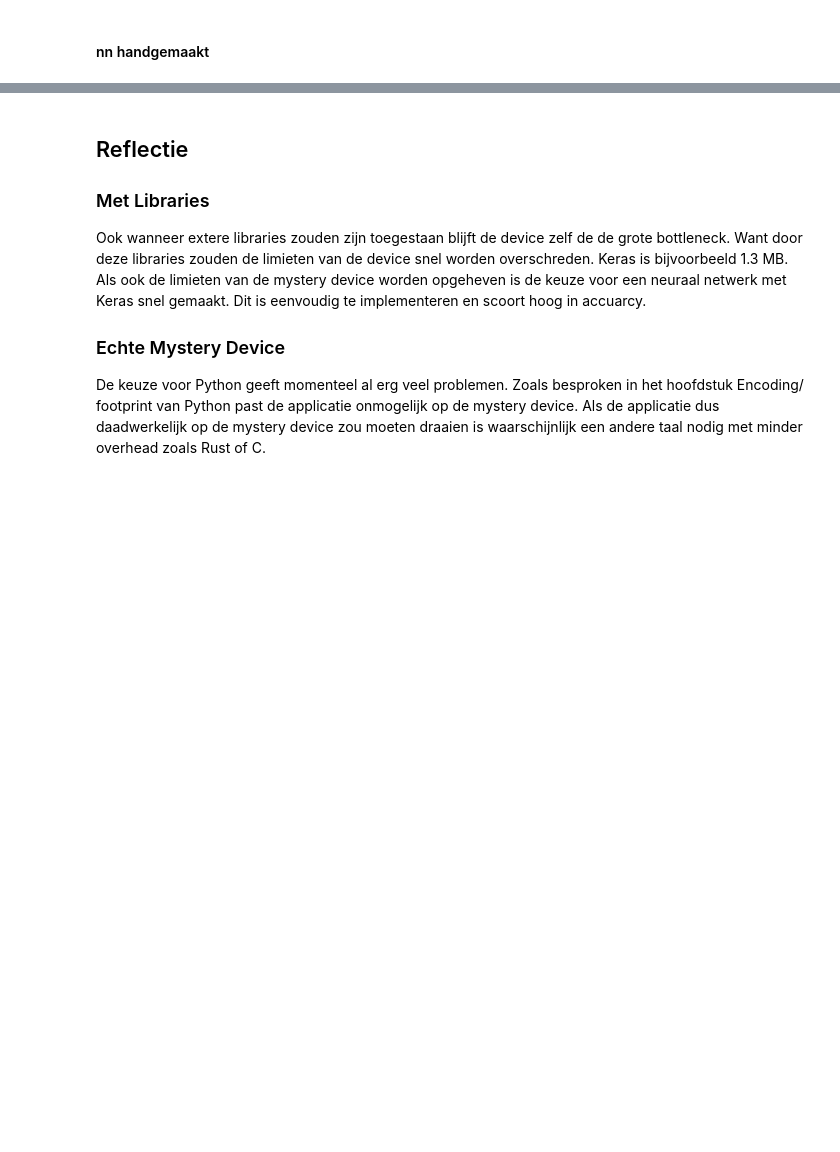
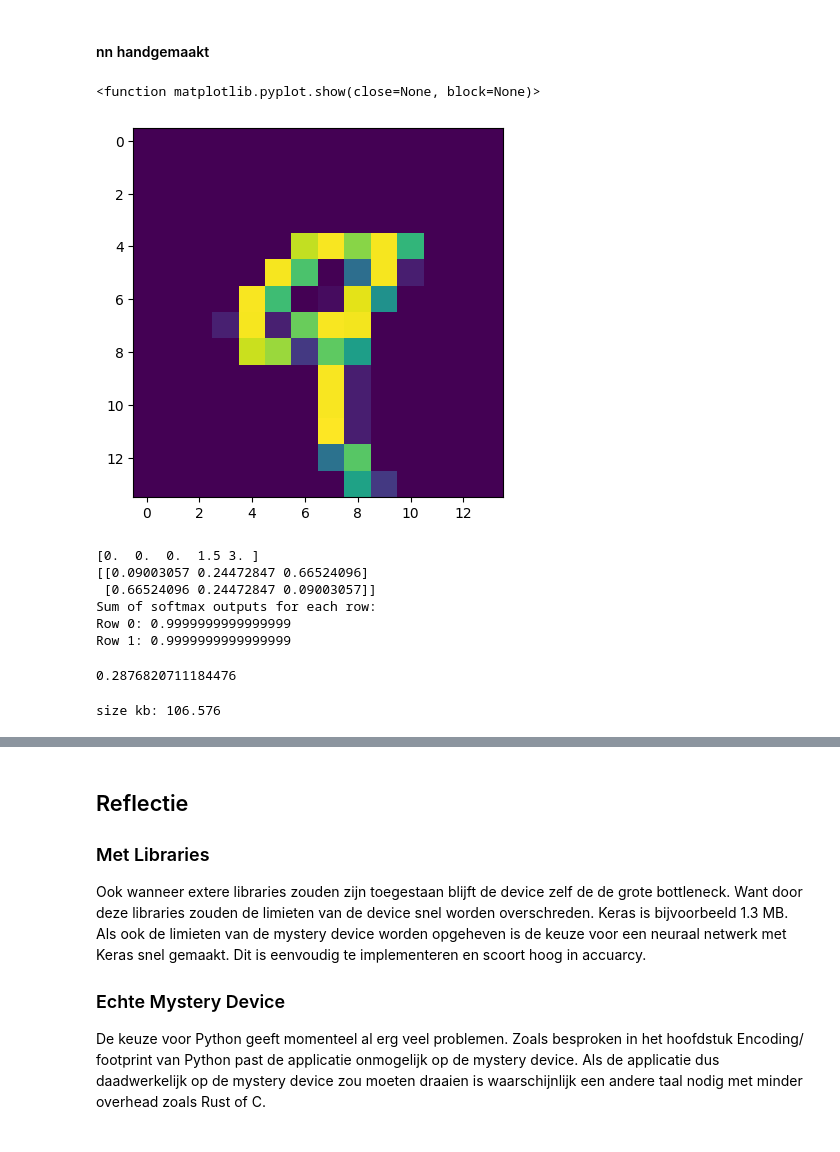
Before and after one commit to Rein-Schregardus/Data-Structures-And-Alogirthms, a Jupyter notebook: week_11_best_for_mystery/Onderzoeksverslag MNIST.ipynb, the cells around one changed output, grey strips where cells are left out. Drawn from its saved outputs; the diff is of its cells as text; code cells hidden in the pictures; blank space fills up the shorter version.

```diff
--- a/week_11_best_for_mystery/Onderzoeksverslag MNIST.ipynb
+++ b/week_11_best_for_mystery/Onderzoeksverslag MNIST.ipynb
@@ -841,3 +841,76 @@ print(kb_size(dt_v2))
 Het model past goed binnen de 128 KB. Maar de accuracy is nog maar 88.2%
 # %% [markdown]
 #### nn handgemaakt
+# %%
+import numpy as np
+import math
+import matplotlib.pyplot as plt
+from tensorflow.keras.datasets import mnist
+from sklearn.preprocessing import OneHotEncoder
+
+# sparse_output=False: resultaat na encoding is normale NumPy array
+encoder = OneHotEncoder(sparse_output=False)
+
+# Load mnist
+(train_images, train_labels), (test_images, test_labels) = mnist.load_data()
+
+train_images = train_images[:, ::2, ::2]
+test_images = test_images[:, ::2, ::2]
+
+# Normalize images
+train_images = train_images.astype(np.float32) / 255.0
+test_images = test_images.astype(np.float32) / 255.0
+
+# Compress images to reduce 1st layer size
+train_images_flat = train_images.reshape(-1, 196)
+test_images_flat = test_images.reshape(-1, 196)
+
+# One hot encode labels
+train_labels_oh = encoder.fit_transform(train_labels.reshape(-1, 1))
+test_labels_oh = encoder.fit_transform(test_labels.reshape(-1, 1))
+# %%
+plt.imshow(train_images[4])
+plt.show
+# %% [output]
+<function matplotlib.pyplot.show(close=None, block=None)>
+[figure, added]
+# %%
+def relu(arr):
+    return np.maximum(0, arr)
+
+def softmax(arr):
+    arr = np.array(arr, dtype=np.float64)
+    shifted = arr - np.max(arr, axis=-1, keepdims=True)
+    exp_values = np.exp(shifted)
+    return exp_values / np.sum(exp_values, axis=-1, keepdims=True)
+
+testdata = np.array([-2.0, -0.5, 0.0, 1.5, 3.0])
+batch = np.array([
+    [1.0, 2.0, 3.0],
+    [1.0, 0.0, -1.0]
+])
+
+
+print(relu(testdata))
+print(softmax(batch))
+
+print("Sum of softmax outputs for each row:")
+for i in range(len(batch)):
+    print(f"Row {i}: {sum(softmax(batch)[i])}")
+# %% [output]
+[0.  0.  0.  1.5 3. ]
+[[0.09003057 0.24472847 0.66524096]
+ [0.66524096 0.24472847 0.09003057]]
+Sum of softmax outputs for each row:
+Row 0: 0.9999999999999999
+Row 1: 0.9999999999999999
+# %%
+def cross_entropy(y_true, y_predicted):
+    e = 1e-9 # kleine waarde om log(0) te voorkomen
+    return -np.mean(np.sum(y_true * np.log(y_predicted + e), axis=1))
+
+
+ce_1 = cross_entropy(y_true, y_pred)
+print(ce_1)
+# %% [output]
+0.2876820711184476
@@ -843,0 +927,4 @@ Het model past goed binnen de 128 KB. Maar de accuracy is nog maar 88.2%
+# %%
+print(f"size kb: {(W1.nbytes + W2.nbytes + b1.nbytes + b2.nbytes)/1000}")
+# %% [output]
+size kb: 106.576
```
Also changed, not shown: parts of 13 cells of this notebook, 23 other files.
